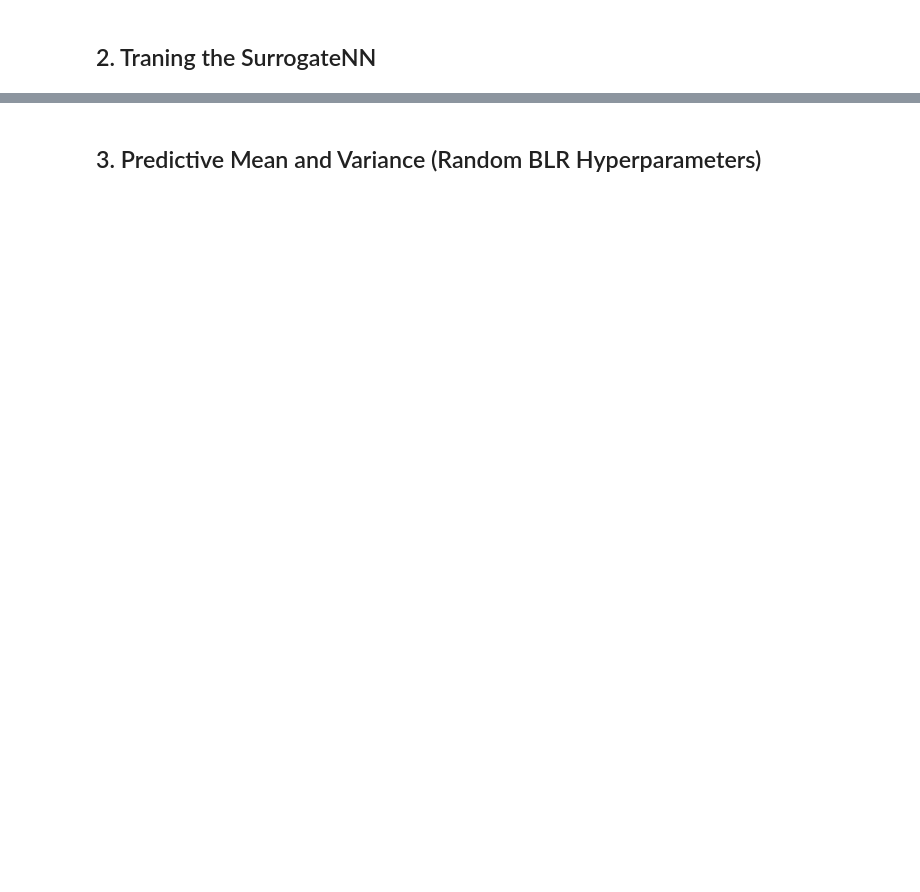
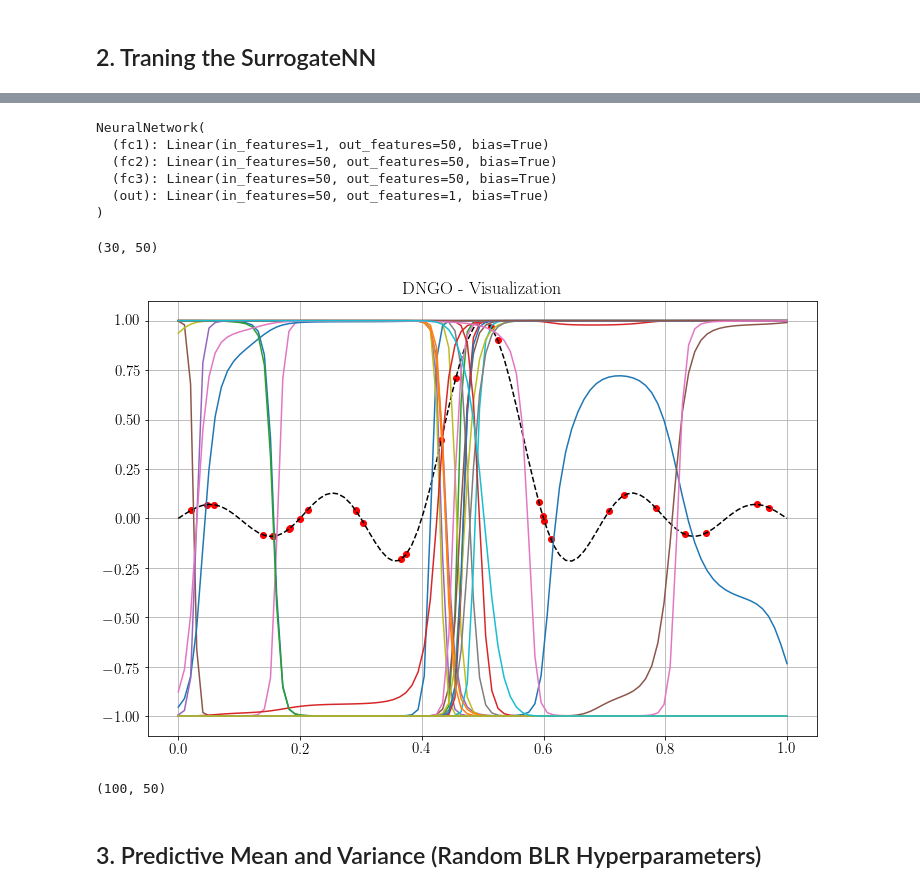
Before and after one commit to bpiyush/BayesOpt, a Jupyter notebook: code/test_dngo.ipynb, the cells around one changed output, grey strips where cells are left out. Cells and saved outputs as stored; diff of their text form; code cells hidden in the pictures; blank space fills up the shorter version.

```diff
--- a/code/test_dngo.ipynb
+++ b/code/test_dngo.ipynb
@@ -30,0 +29,13 @@ Theta, nn_model = model.train(X, y)
+# %%
+nn_model
+# %% [output]
+NeuralNetwork(
+  (fc1): Linear(in_features=1, out_features=50, bias=True)
+  (fc2): Linear(in_features=50, out_features=50, bias=True)
+  (fc3): Linear(in_features=50, out_features=50, bias=True)
+  (out): Linear(in_features=50, out_features=1, bias=True)
+)
+# %%
+Theta.shape
+# %% [output]
+(30, 50)
@@ -31,3 +67,11 @@ Theta, nn_model = model.train(X, y)
+# %%
+a = plot_basis_functions(nn_model, X, y)
+# %% [output]
+[figure, added]
+# %%
+a.shape
+# %% [output]
+(100, 50)
 # %% [markdown]
 ## 3. Predictive Mean and Variance (Random BLR Hyperparameters)
 # %%
```
Also changed, not shown: parts of 22 cells of this notebook, 2 other files.
